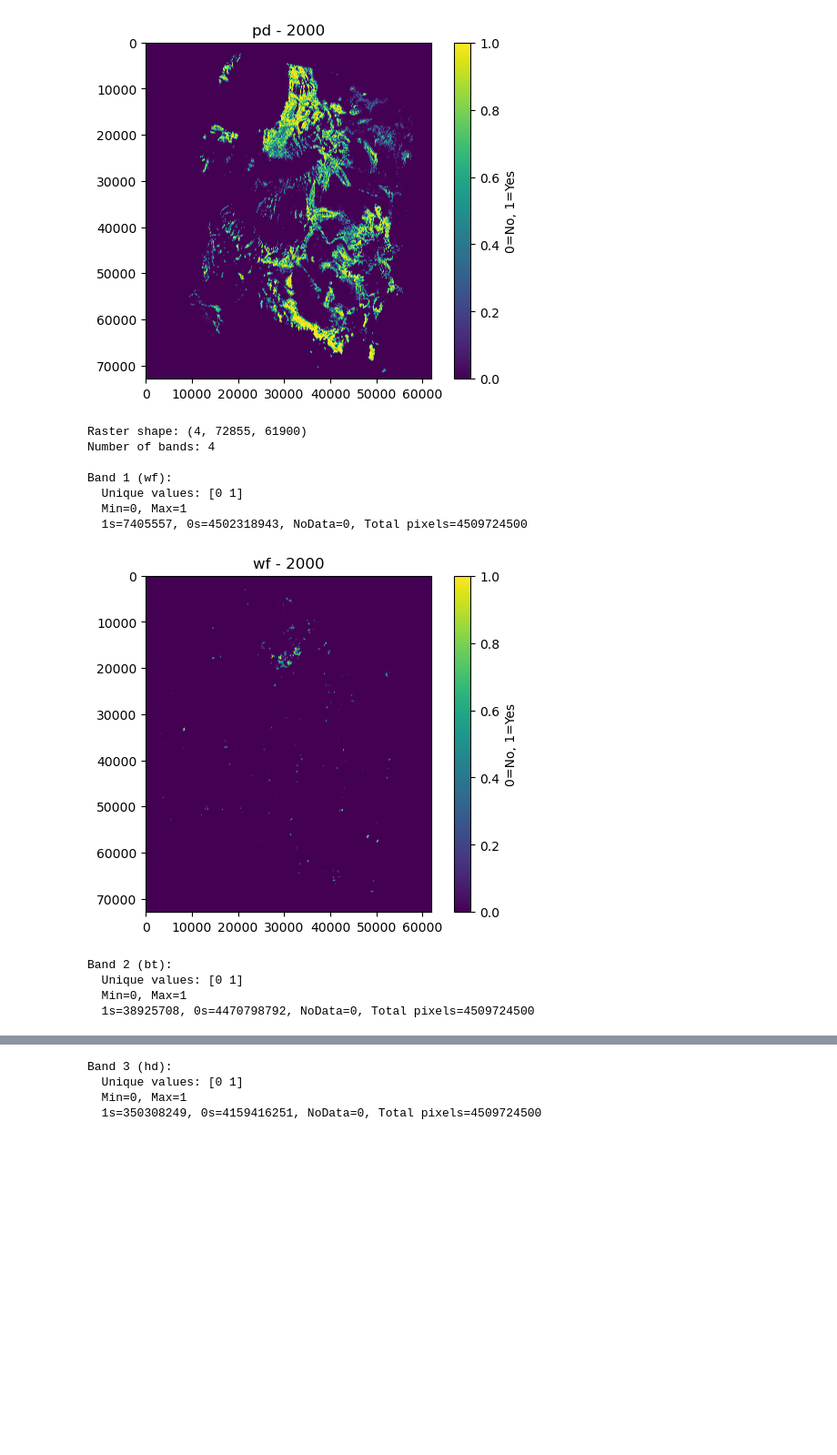
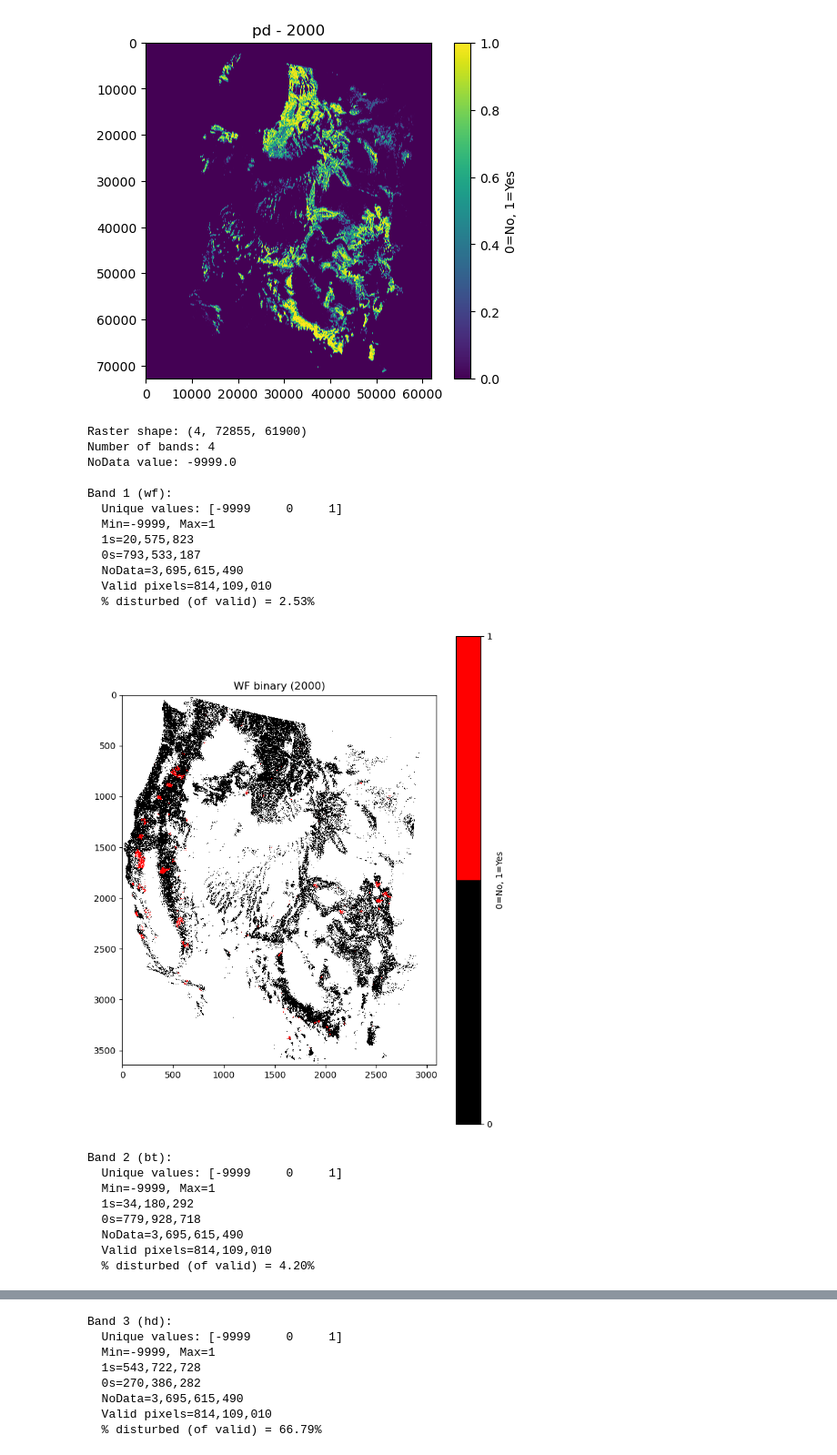
Before and after one commit to earthlab/forest-disturbance-stack-v3, a Jupyter notebook: Untitled1.ipynb, the cells around one changed output, grey strips where cells are left out. Shown: that part at 91% size. Saved outputs shown, nothing was run; the diff lists cells and outputs as text; code cells hidden in the pictures; blank space fills up the shorter version.

Commit message:
update binary

```diff
--- a/Untitled1.ipynb
+++ b/Untitled1.ipynb
@@ -99,46 +99,78 @@ Band 4 (pd):
 # %%
 import rasterio
 import numpy as np
 import matplotlib.pyplot as plt
+import matplotlib.colors as mcolors
 
 # File path
-fname = "data/derived/annual_stacks/binary/annual_stack_any_2000.tif"
+fname = "data/derived/annual_stacks/binary/annual_stack_any_2020.tif"
 
-# Open raster
+band_names = ["wf", "bt", "hd", "pd"]
+
 with rasterio.open(fname) as src:
+    nodata = src.nodata
+
     print(f"Raster shape: ({src.count}, {src.height}, {src.width})")
     print(f"Number of bands: {src.count}")
-
-    band_names = ["wf","bt","hd","pd"]
+    print(f"NoData value: {nodata}")
 
     for i, name in enumerate(band_names, start=1):
         band = src.read(i)
+
+        # --- Stats (explicit, robust)
         unique_vals = np.unique(band)
         n_total = band.size
+        n_nodata = np.sum(band == nodata)
+        n_valid = n_total - n_nodata
         n_ones = np.sum(band == 1)
         n_zeros = np.sum(band == 0)
-        n_nodata = np.sum(band == src.nodata)
 
         print(f"\nBand {i} ({name}):")
         print(f"  Unique values: {unique_vals}")
         print(f"  Min={band.min()}, Max={band.max()}")
-        print(f"  1s={n_ones}, 0s={n_zeros}, NoData={n_nodata}, Total pixels={n_total}")
+        print(f"  1s={n_ones:,}")
+        print(f"  0s={n_zeros:,}")
+        print(f"  NoData={n_nodata:,}")
+        print(f"  Valid pixels={n_valid:,}")
+        print(f"  % disturbed (of valid) = {100 * n_ones / n_valid:.2f}%")
 
-        # Quick visual check
-        plt.imshow(band, cmap='viridis')
-        plt.title(f"{name} - 2000")
-        plt.colorbar(label='0=No, 1=Yes')
+        # --- Mask NoData for plotting
+        band_masked = np.ma.masked_equal(band, nodata)
+
+        # --- Plot
+        # Mask nodata
+        masked = np.ma.masked_equal(band, nodata)
+
+        # Subsample for plotting if needed
+        masked_plot = masked[::20, ::20]
+
+        # Define a custom colormap: 0=dark, 1=red
+        cmap = mcolors.ListedColormap(['black', 'red'])
+
+        plt.figure(figsize=(8, 10))
+        plt.imshow(masked_plot, cmap=cmap, interpolation='nearest')
+        plt.title(f"{name.upper()} binary (2000)")
+        plt.colorbar(ticks=[0,1], label='0=No, 1=Yes')
         plt.show()
 # %% [output]
 Raster shape: (4, 72855, 61900)
 Number of bands: 4
+NoData value: -9999.0
 
 Band 1 (wf):
-  Unique values: [0 1]
-  Min=0, Max=1
-  1s=7405557, 0s=4502318943, NoData=0, Total pixels=4509724500
+  Unique values: [-9999     0     1]
+  Min=-9999, Max=1
+  1s=20,575,823
+  0s=793,533,187
+  NoData=3,695,615,490
+  Valid pixels=814,109,010
+  % disturbed (of valid) = 2.53%
-[figure, old version]
+[figure, new version]
 Band 2 (bt):
-  Unique values: [0 1]
-  Min=0, Max=1
-  1s=38925708, 0s=4470798792, NoData=0, Total pixels=4509724500
+  Unique values: [-9999     0     1]
+  Min=-9999, Max=1
+  1s=34,180,292
+  0s=779,928,718
+  NoData=3,695,615,490
+  Valid pixels=814,109,010
+  % disturbed (of valid) = 4.20%
@@ -146,4 +178,8 @@ Band 2 (bt):
 Band 3 (hd):
-  Unique values: [0 1]
-  Min=0, Max=1
-  1s=350308249, 0s=4159416251, NoData=0, Total pixels=4509724500
+  Unique values: [-9999     0     1]
+  Min=-9999, Max=1
+  1s=543,722,728
+  0s=270,386,282
+  NoData=3,695,615,490
+  Valid pixels=814,109,010
+  % disturbed (of valid) = 66.79%
```
Also changed, not shown: parts of 1 cell of this notebook, 2 other files.
